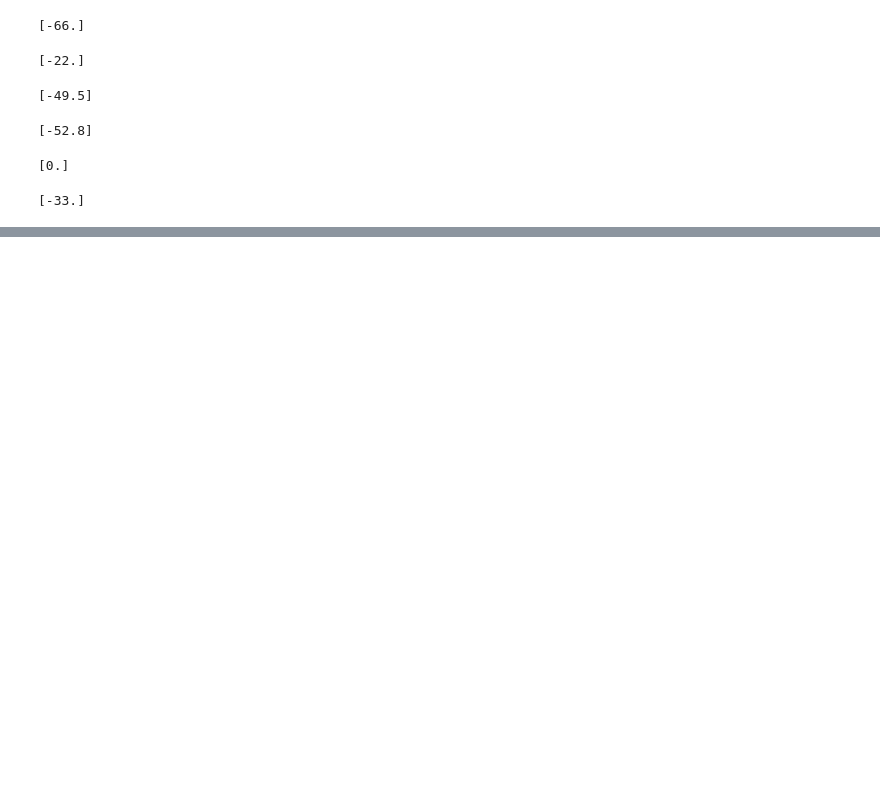
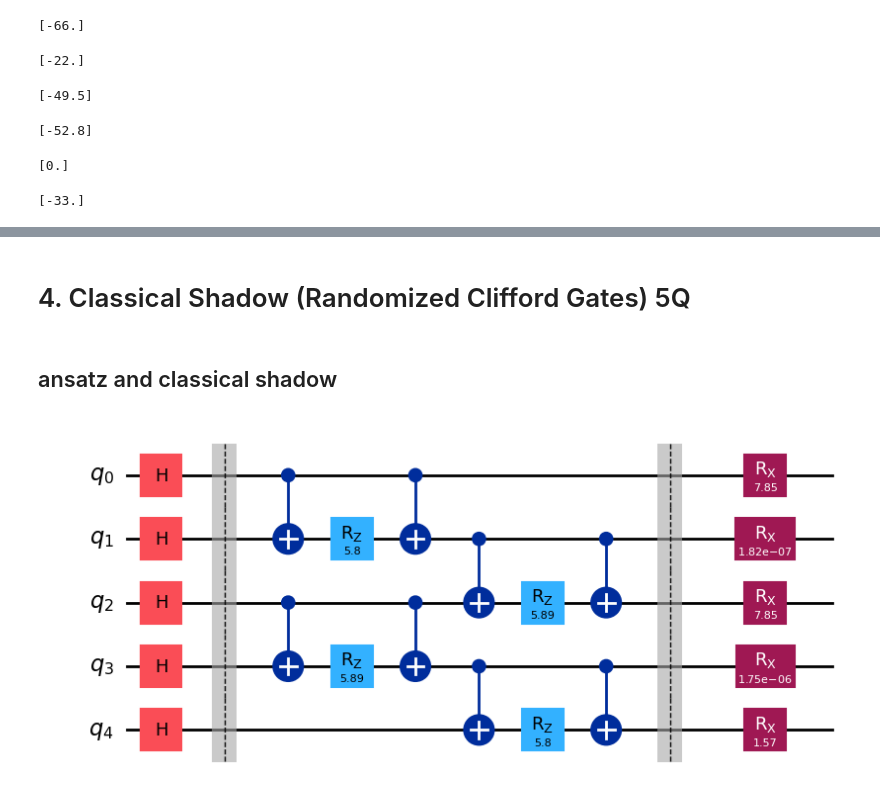
Before and after one commit to BrainConnection/Dynamical_Decoupling_Project, a Jupyter notebook: classical_shadows_qiskit.ipynb, the cells around one changed output, grey strips where cells are left out. Cells and saved outputs as stored; diff of their text form; code cells hidden in the pictures; blank space fills up the shorter version.

```diff
--- a/classical_shadows_qiskit.ipynb
+++ b/classical_shadows_qiskit.ipynb
@@ -379,0 +387,2 @@ print(estimates)
+# %% [markdown]
+# 4. Classical Shadow (Randomized Clifford Gates) 5Q
@@ -379,0 +408,2 @@ print(estimates)
+# %% [markdown]
+## ansatz and classical shadow
@@ -379,0 +421,41 @@ print(estimates)
+# %%
+# Ansatz for VQE
+
+def circuit_base(params, num_qubits):
+
+  ansatz = QuantumCircuit(num_qubits)
+  it = iter(params)
+  ansatz.h(range(0,5))
+
+  ansatz.barrier()
+
+  ansatz.cx(0, 1)
+  ansatz.cx(2, 3)
+  ansatz.rz(next(it), 1)
+  ansatz.rz(next(it), 3)
+  ansatz.cx(0, 1)
+  ansatz.cx(2, 3)
+  ansatz.cx(1, 2)
+  ansatz.cx(3, 4)
+  ansatz.rz(next(it), 2)
+  ansatz.rz(next(it), 4)
+  ansatz.cx(1, 2)
+  ansatz.cx(3, 4)
+
+  ansatz.barrier()
+
+  ansatz.rx(next(it), 0)
+  ansatz.rx(next(it), 1)
+  ansatz.rx(next(it), 2)
+  ansatz.rx(next(it), 3)
+  ansatz.rx(next(it), 4)
+
+  return ansatz
+# %%
+%matplotlib inline
+num_qubits = 5
+params = np.array([5.803e+00,  5.886e+00,  5.886e+00,  5.803e+00,  7.854e+00, 1.823e-07,  7.854e+00,  1.749e-06,  1.571e+00])
+qc = circuit_base(params, num_qubits)
+qc.draw("mpl")
+# %% [output]
+[figure, added]
```
Also changed, not shown: parts of 22 cells of this notebook.
